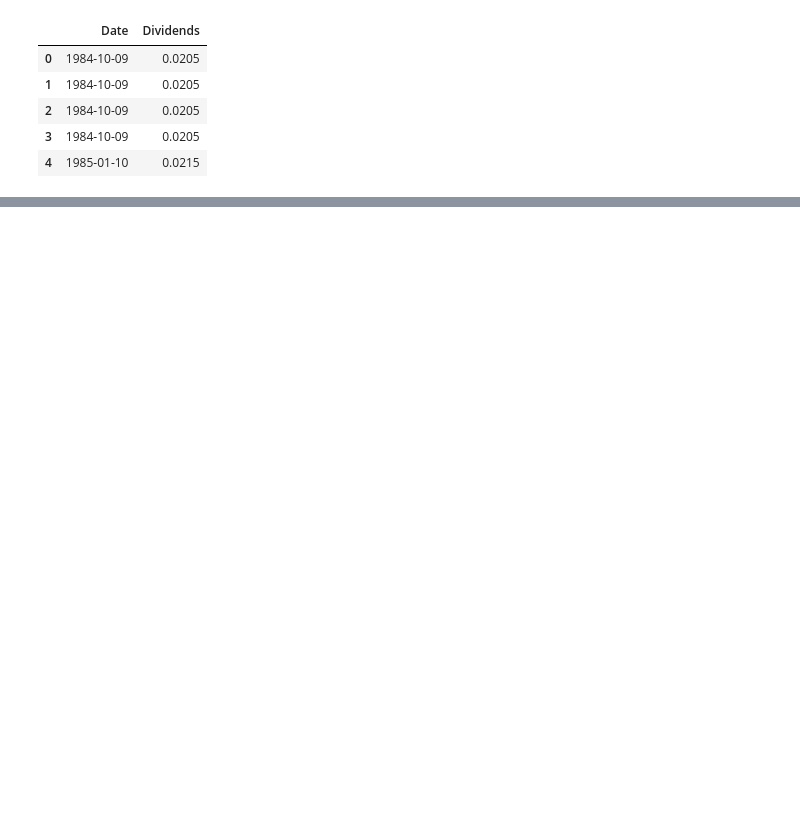
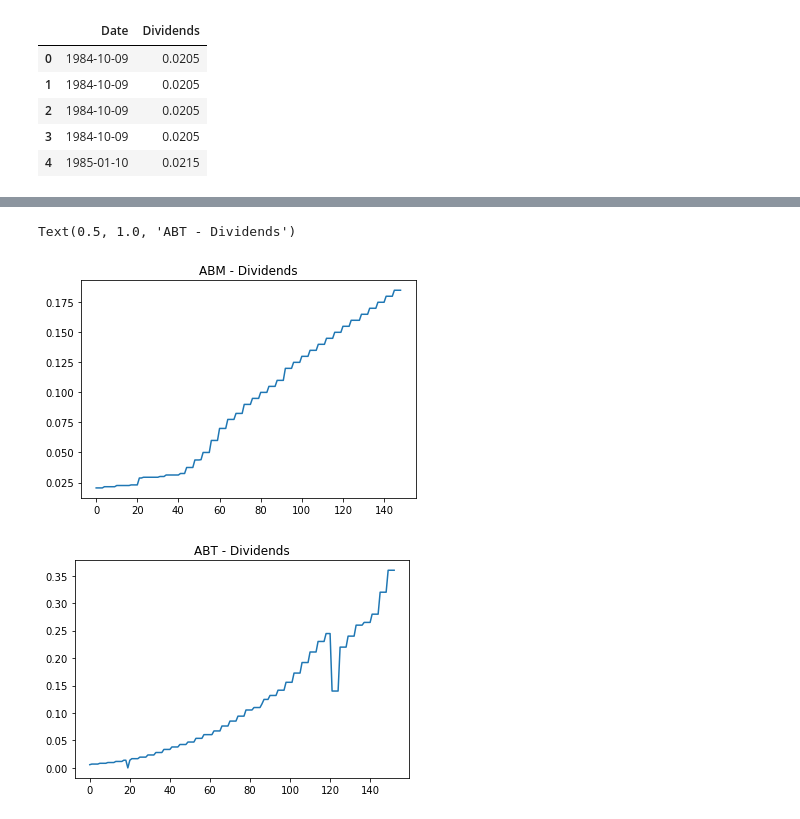
Before and after one commit to danpelis/DividendChampionPredictor, a Jupyter notebook: ARIMA_Forecasting.ipynb, the cells around one changed output, grey strips where cells are left out. Saved outputs shown, nothing was run; the diff lists cells and outputs as text; code cells hidden in the pictures; blank space fills up the shorter version.

```diff
--- a/ARIMA_Forecasting.ipynb
+++ b/ARIMA_Forecasting.ipynb
@@ -38,2 +48,16 @@ Text(0.5, 1.0, 'ABM - Dividends')
+# %%
+good_company_dividends = good_company_df['Dividends']
+bad_company_dividends = bad_company_df['Dividends']
+# %%
+plt.figure()
+plt.plot(good_company_dividends)
+plt.title(f'{good_company_name} - Dividends')
+plt.figure()
+plt.plot(bad_company_dividends)
+plt.title(f'{bad_company_name} - Dividends')
+# %% [output]
+Text(0.5, 1.0, 'ABT - Dividends')
+[figure, added]
+[figure, added]
 # %%
 plt.figure()
```
Also changed, not shown: parts of 25 cells of this notebook, 1 other file.
